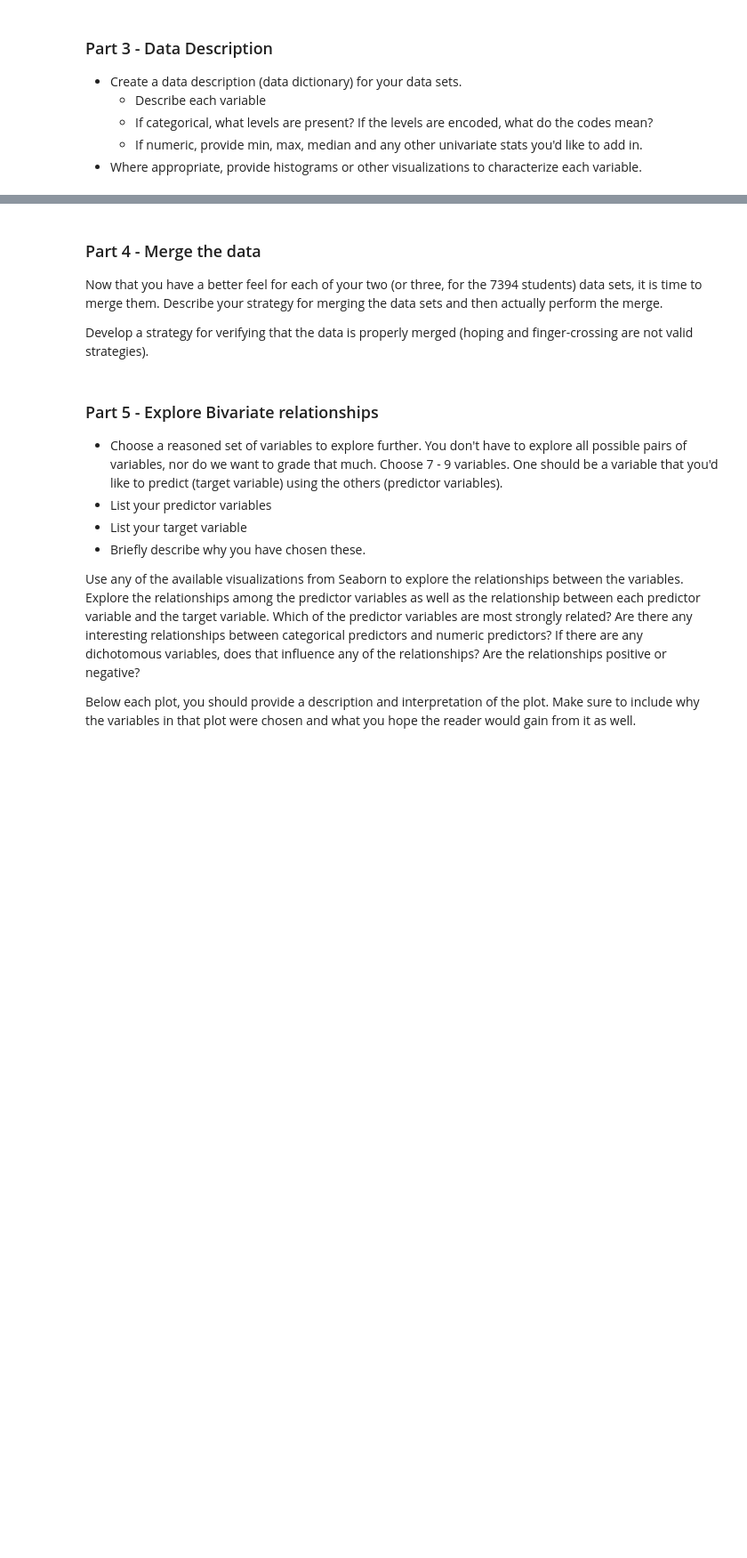
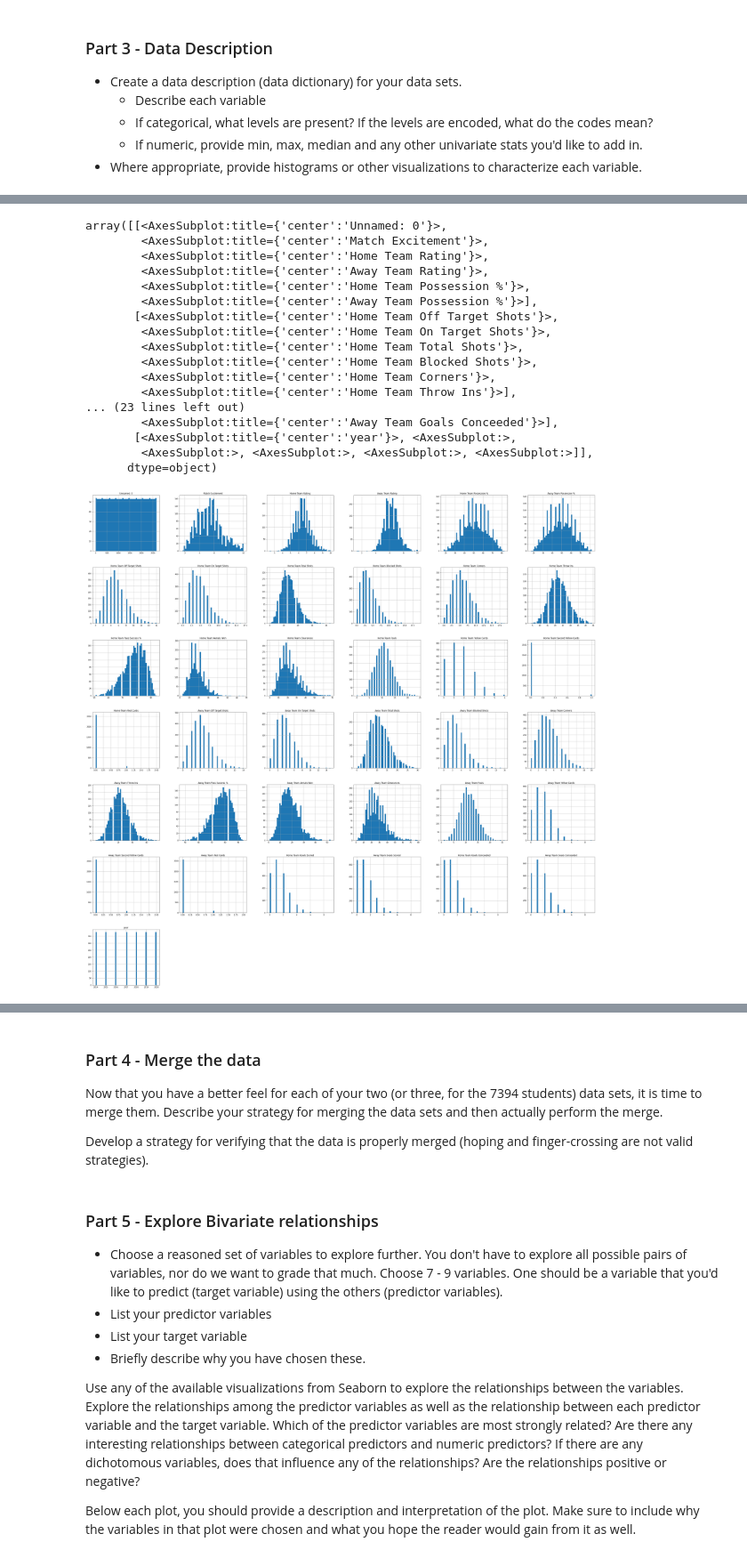
Before and after one commit to AriyanK/ML-Project2, a Jupyter notebook: Project02.ipynb, the cells around one changed output, grey strips where cells are left out. Shown at 89% size. Drawn from its saved outputs; the diff is of its cells as text; code cells hidden in the pictures; blank space fills up the shorter version.

```diff
--- a/Project02.ipynb
+++ b/Project02.ipynb
@@ -37,3 +37,6 @@ import numpy as np
 import seaborn as sns
 import matplotlib.pyplot as plt
 import matplotlib as mpl
+
+original = pd.read_csv("C:/Users/ary00/Documents/Project2/archive/english_premier_league_data.csv")
+extended = pd.read_csv("C:/Users/ary00/Documents/Project2/season-1819_csv.csv")
@@ -57,0 +224,21 @@ Do this with Intentionality.  Don't skimp.
+# %%
+original.hist(bins=50, figsize=(50,50))
+# %% [output]
+array([[<AxesSubplot:title={'center':'Unnamed: 0'}>,
+        <AxesSubplot:title={'center':'Match Excitement'}>,
+        <AxesSubplot:title={'center':'Home Team Rating'}>,
+        <AxesSubplot:title={'center':'Away Team Rating'}>,
+        <AxesSubplot:title={'center':'Home Team Possession %'}>,
+        <AxesSubplot:title={'center':'Away Team Possession %'}>],
+       [<AxesSubplot:title={'center':'Home Team Off Target Shots'}>,
+        <AxesSubplot:title={'center':'Home Team On Target Shots'}>,
+        <AxesSubplot:title={'center':'Home Team Total Shots'}>,
+        <AxesSubplot:title={'center':'Home Team Blocked Shots'}>,
+        <AxesSubplot:title={'center':'Home Team Corners'}>,
+        <AxesSubplot:title={'center':'Home Team Throw Ins'}>],
+... (23 lines left out)
+        <AxesSubplot:title={'center':'Away Team Goals Conceeded'}>],
+       [<AxesSubplot:title={'center':'year'}>, <AxesSubplot:>,
+        <AxesSubplot:>, <AxesSubplot:>, <AxesSubplot:>, <AxesSubplot:>]],
+      dtype=object)
+[figure, added]
```
Also changed, not shown: parts of 20 cells of this notebook.
